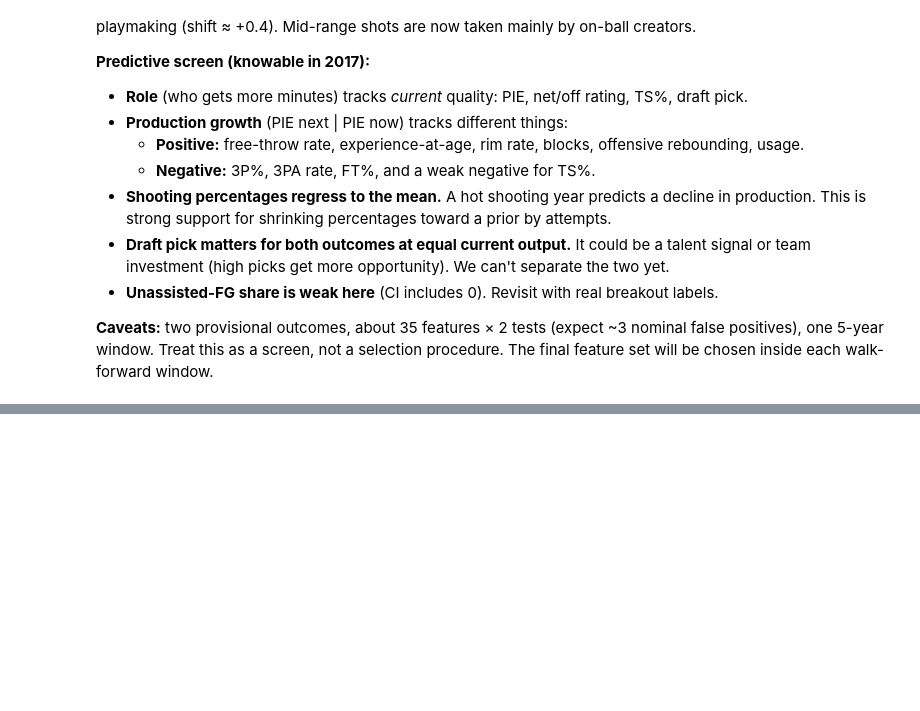
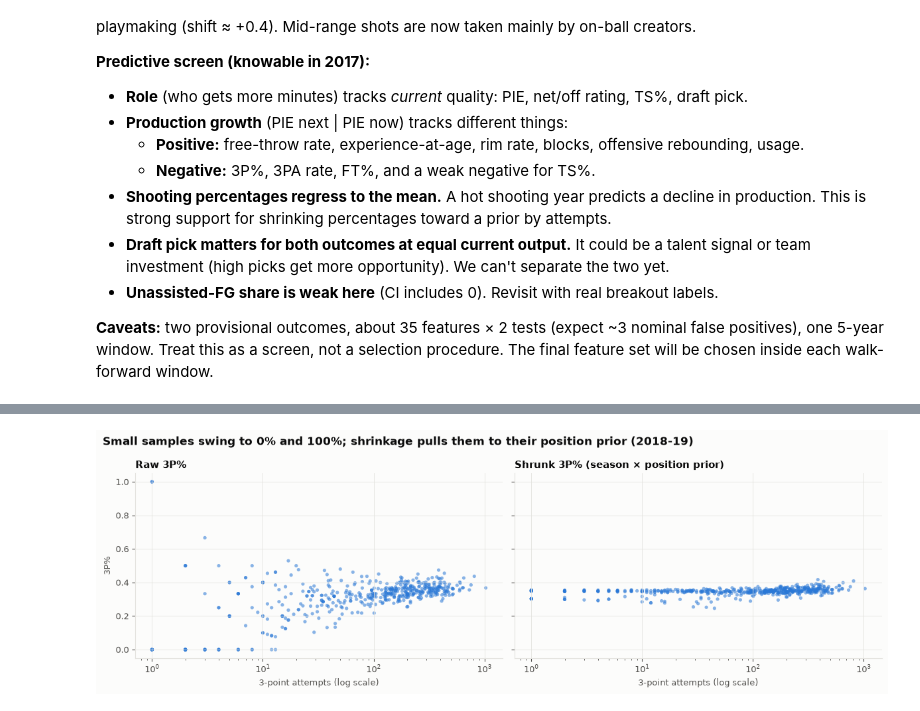
Before and after one commit to dan-j-e/unicorn-hunting, a Jupyter notebook: notebooks/02_player_seasons.ipynb, the cells around one changed output, grey strips where cells are left out. Saved outputs shown, nothing was run; the diff lists cells and outputs as text; code cells hidden in the pictures; blank space fills up the shorter version.

```diff
--- a/notebooks/02_player_seasons.ipynb
+++ b/notebooks/02_player_seasons.ipynb
@@ -543,0 +557,9 @@ dd[dd["role"].isin(["feature", "redundant"])].sort_values(["role", "column"]).re
+# %%
+from unicorn.features import shrink_percentages, season_relative, SHRINK
+from unicorn.columns import relative_columns
+
+feat = shrink_percentages(ps)
+priors = (feat.groupby(["season", "prior_group"])[[f"{s}_prior_n" for s in SHRINK]].first()
+          .rename(columns=lambda c: c.replace("_prior_n", "")))
+print("Prior strength in attempts (α + β), 2018-19 and 2024-25:")
+priors.loc[["2018-19", "2024-25"]].round(0)
@@ -543,0 +578,13 @@ dd[dd["role"].isin(["feature", "redundant"])].sort_values(["role", "column"]).re
+# %%
+# What shrinkage does: raw vs shrunk 3P% against attempts, one season
+s = feat[(feat["season"] == "2018-19") & (feat["fg3a"] > 0) & (feat["prior_group"] != "all")]
+fig, axes = plt.subplots(1, 2, figsize=(12, 4), sharey=True)
+for ax, col, title in [(axes[0], "fg3_pct", "Raw 3P%"), (axes[1], "fg3_pct_shr", "Shrunk 3P% (season × position prior)")]:
+    ax.scatter(s["fg3a"], s[col], s=14, color=BLUE, alpha=0.55, edgecolor="none")
+    ax.set_xscale("log"); ax.set_title(title, loc="left"); ax.set_xlabel("3-point attempts (log scale)")
+axes[0].set_ylabel("3P%")
+fig.suptitle("Small samples swing to 0% and 100%; shrinkage pulls them to their position prior (2018-19)",
+             x=0.01, ha="left", fontsize=12, fontweight="bold")
+fig.tight_layout(); fig.savefig(FIG_DIR / "02_shrinkage_3p.png", dpi=150, bbox_inches="tight")
+# %% [output]
+[figure, added]
```
Also changed, not shown: parts of 12 cells of this notebook, 6 other files.
